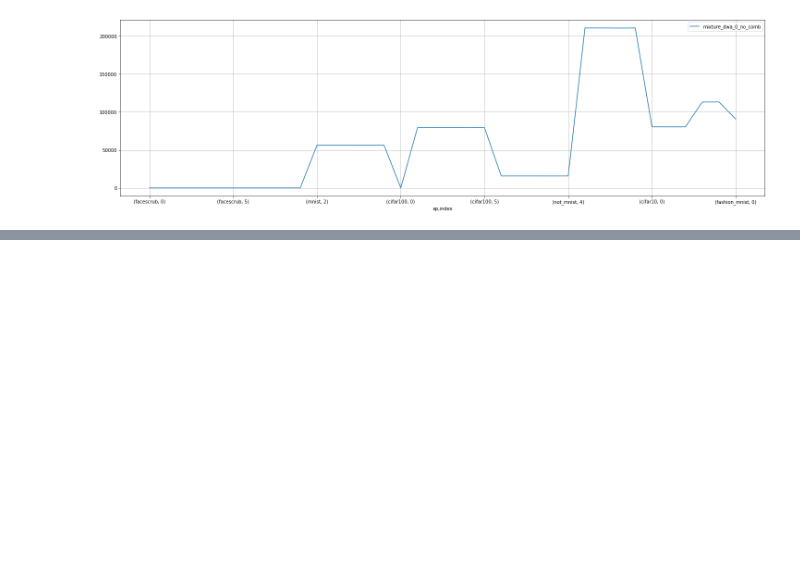
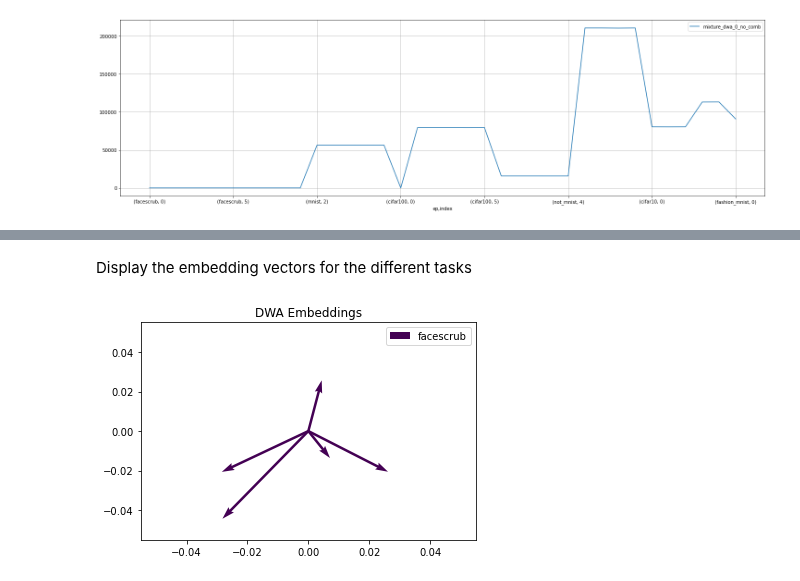
Before and after one commit to felixnext/dwa, a Jupyter notebook: plot_results.ipynb, the cells around one changed output, grey strips where cells are left out. Cells and saved outputs as stored; diff of their text form; code cells hidden in the pictures; blank space fills up the shorter version.

```diff
--- a/plot_results.ipynb
+++ b/plot_results.ipynb
@@ -181,0 +221,32 @@ TODO: use analysis data for specific items to display images and maps throughout
+# %% [markdown]
+Display the embedding vectors for the different tasks
+# %%
+from sklearn.decomposition import PCA
+
+def display_vectors(exp, max_emb=2):
+    # collect the data
+    data = analysis[exp]
+    names = list(data.keys())
+    data = [data[key]["emb"] for key in data]
+
+    # define reduction
+    pca = PCA(2)
+    all_embs = np.concatenate(data, axis=0)
+    pca.fit(all_embs)
+
+    # create the plot
+    cmap = plt.cm.get_cmap('viridis', len(names))
+    for i in range(len(names)):
+        embs = data[i][:max_emb]
+        embs = pca.transform(embs)
+
+        origin = [0] * embs.shape[0], [0] * embs.shape[0]
+        plt.quiver(*origin, embs[:,0], embs[:,1], color=cmap(i), scale=3, label=names[i])
+    plt.legend()
+    plt.title("DWA Embeddings")
+    plt.show()
+
+# display embeddings for a single experiment (one color per task)
+display_vectors("mixture_dwa_0", 5)
+# %% [output]
+[figure, added]
```
Also changed, not shown: parts of 5 cells of this notebook.
